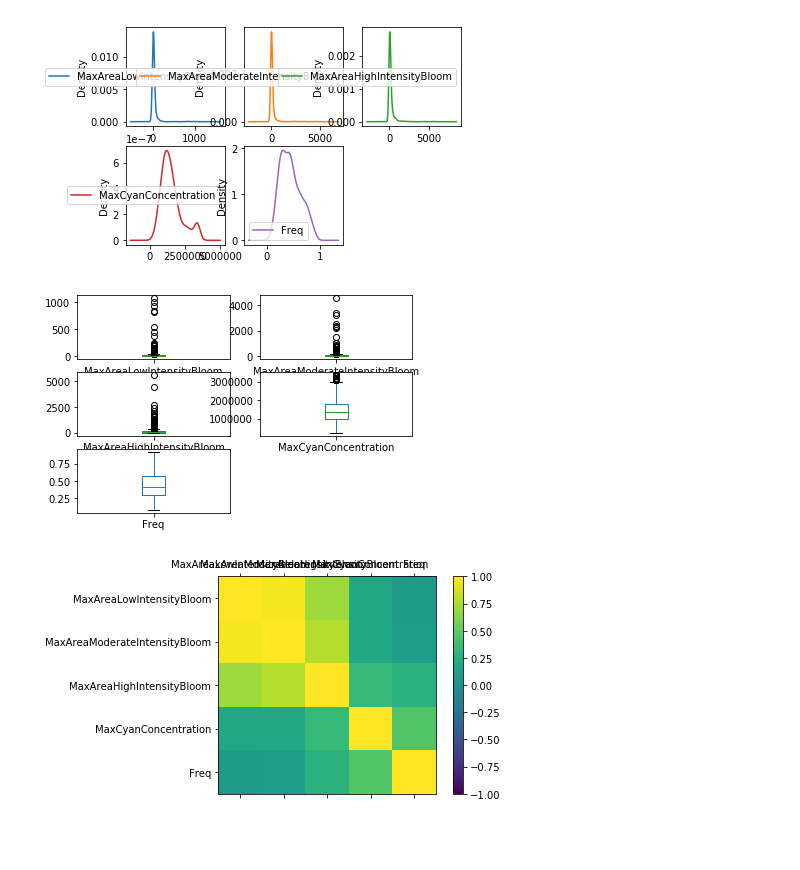
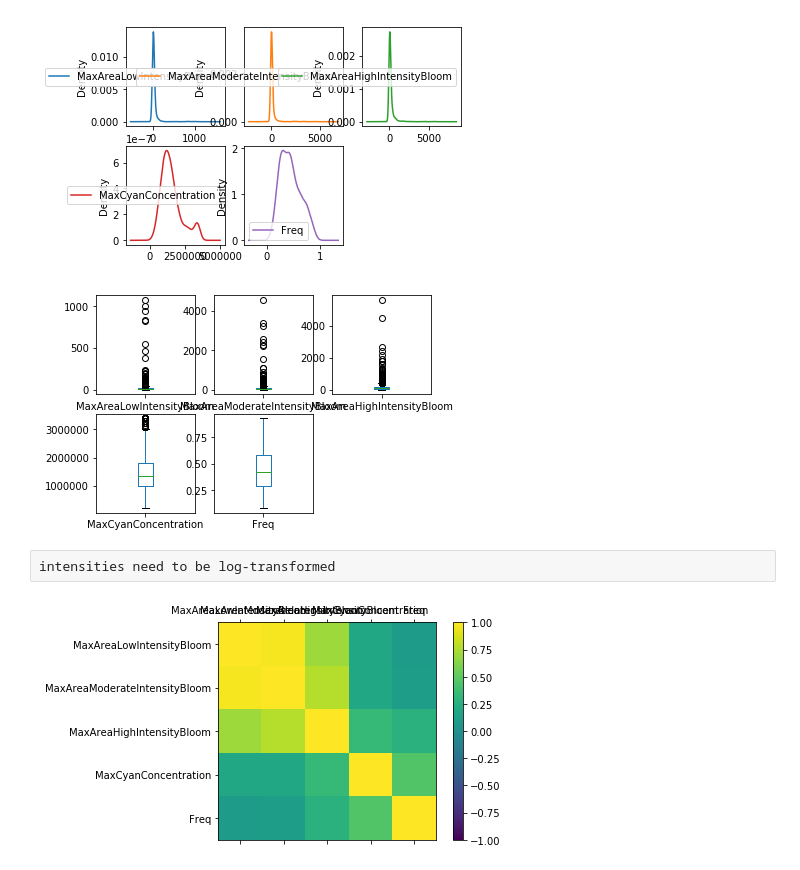
Before and after one commit to puruckertom/ignatius_reservoirs, a Jupyter notebook: 01-visualize-data.ipynb, the cells around one changed output. Saved outputs shown, nothing was run; the diff lists cells and outputs as text; code cells hidden in the pictures; blank space fills up the shorter version.

```diff
--- a/01-visualize-data.ipynb
+++ b/01-visualize-data.ipynb
@@ -51,10 +51,12 @@ plt.show()
 # %% [output]
 [figure]
 # %%
-raw_reservoir_response.plot(kind='box', subplots=True, layout=(3,2), sharex=False, sharey=False)
+raw_reservoir_response.plot(kind='box', subplots=True, layout=(2,3), sharex=False, sharey=False)
 plt.show()
 # %% [output]
-[figure, old version]
+[figure, new version]
+# %% [raw]
+intensities need to be log-transformed
 # %%
 correlations = raw_reservoir_response.corr()
 # plot correlation matrix
```
Also changed, not shown: 1 other file.
